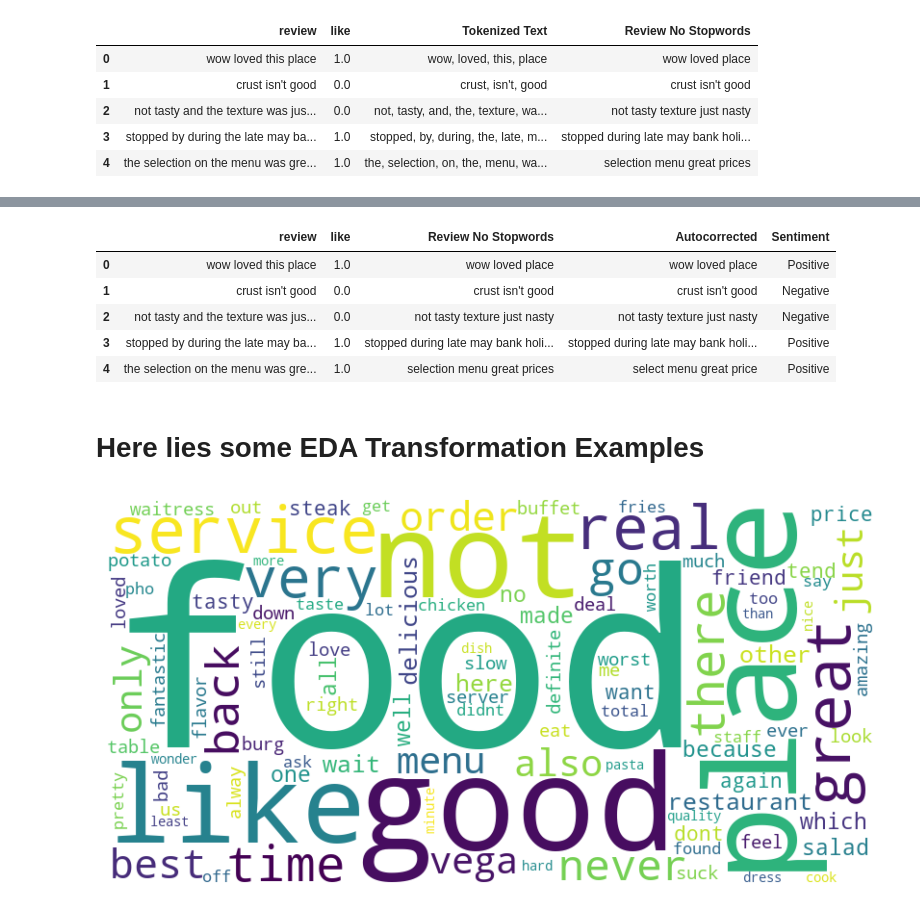
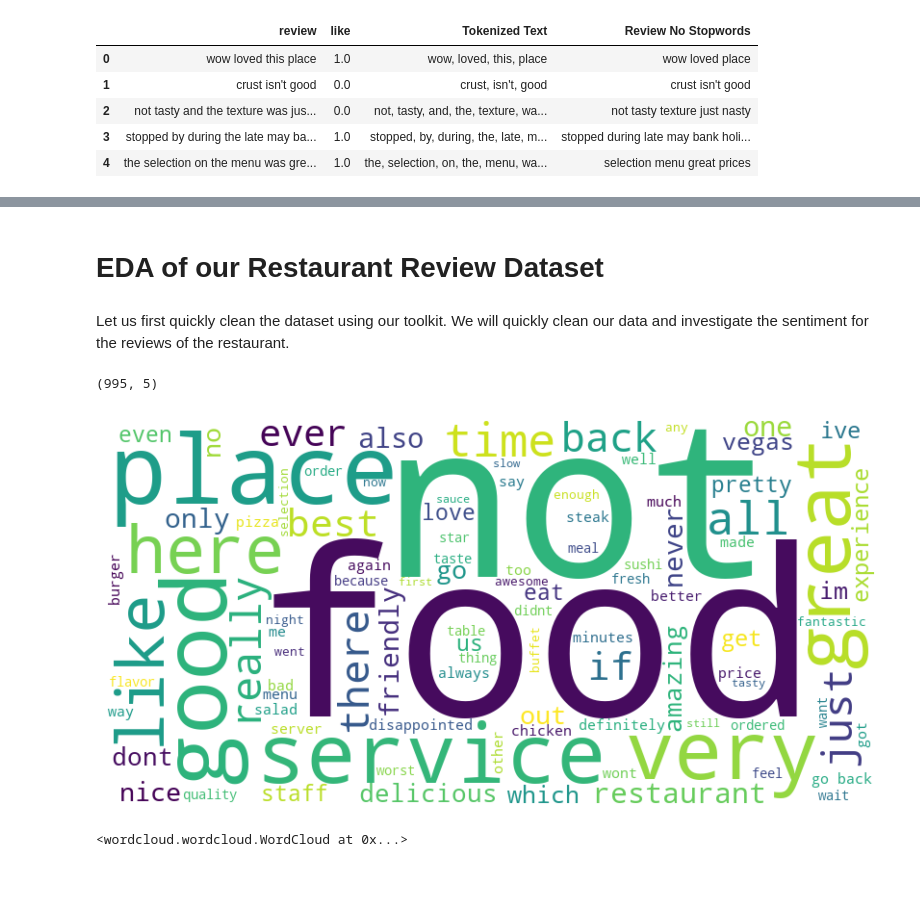
Before and after one commit to Thomas-Kulch/text_data_toolkit, a Jupyter notebook: eda/EDA_Restaurant_Reviews.ipynb, the cells around one changed output, grey strips where cells are left out. Saved outputs shown, nothing was run; the diff lists cells and outputs as text; code cells hidden in the pictures; blank space fills up the shorter version.

```diff
--- a/eda/EDA_Restaurant_Reviews.ipynb
+++ b/eda/EDA_Restaurant_Reviews.ipynb
@@ -24,7 +24,8 @@ Space for File Operations
 # %%
 files = ['../data/Restaurant_Reviews_Test.tsv',
          '../data/Restaurant_Reviews.csv',
-         '../data/Restaurant_Reviews2.txt']
+         '../data/Restaurant_Reviews2.txt',
+         '../data/Restaurant_Reviews.tsv']
 
 
 dfs = clean.load_text_to_df(files, columns = ["Review", "Like"], line_length = 2)
@@ -51,6 +52,7 @@ df_txt.head()
 | 5 | The selection on the menu was gre... | 1 |
 # %%
 df_tsv = dfs['Restaurant_Reviews_Test']
+df = dfs["Restaurant_Reviews"]
 df_tsv.head()
 # %% [output]
 |  | Review | Like |
@@ -187,19 +177,24 @@ cleaned_df_tsv.head()
-# %%
-cleaned_df_tsv.drop(axis = 1, labels = ["Tokenized Text", "Stemmed"], inplace = True)
-cleaned_df_tsv.head()
-# %% [output]
-|  | review | like | Review No Stopwords | Autocorrected | Sentiment |
-| 0 | wow loved this place | 1.0 | wow loved place | wow loved place | Positive |
-| 1 | crust isn't good | 0.0 | crust isn't good | crust isn't good | Negative |
-| 2 | not tasty and the texture was jus... | 0.0 | not tasty texture just nasty | not tasty texture just nasty | Negative |
-| 3 | stopped by during the late may ba... | 1.0 | stopped during late may bank holi... | stopped during late may bank holi... | Positive |
-| 4 | the selection on the menu was gre... | 1.0 | selection menu great prices | select menu great price | Positive |
 # %% [markdown]
-# Here lies some EDA Transformation Examples
+# EDA of our Restaurant Review Dataset
+# %% [markdown]
+Let us first quickly clean the dataset using our toolkit. We will quickly clean our data and investigate the sentiment for the reviews of the restaurant.
+# %%
+# Let us now take a look at our actual dataset
+df = clean.clean_dataframe(df, "review")
+transform.tokenize_dataframe(df, "review")
+df = transform.remove_stopwords(df, "review", new_column = "Cleaned")
+df["Cleaned_Sentiment"] = df["Cleaned"].apply(lambda x: transform.label_data_sentiment(x))
+df = clean.homogenize_columns(df)
+# %%
+df.head()
+print(df.shape)
+# %% [output]
+(995, 5)
 # %%
 # Generate Wordcloud of Autocorrect Series
-cleaned_df_tsv_wordcloud = eda.generate_wordcloud(cleaned_df_tsv["Autocorrected"], custom_stopwords=["will", "some", "came"])
+eda.generate_wordcloud(df["cleaned"], custom_stopwords=["will", "some", "came"])
 # %% [output]
-[figure, old version]
+[figure, new version]
+<wordcloud.wordcloud.WordCloud at 0x...>
 # %%
 # Summary Statistics of our Text Data
```
Also changed, not shown: parts of 39 cells of this notebook, 1 other file.
